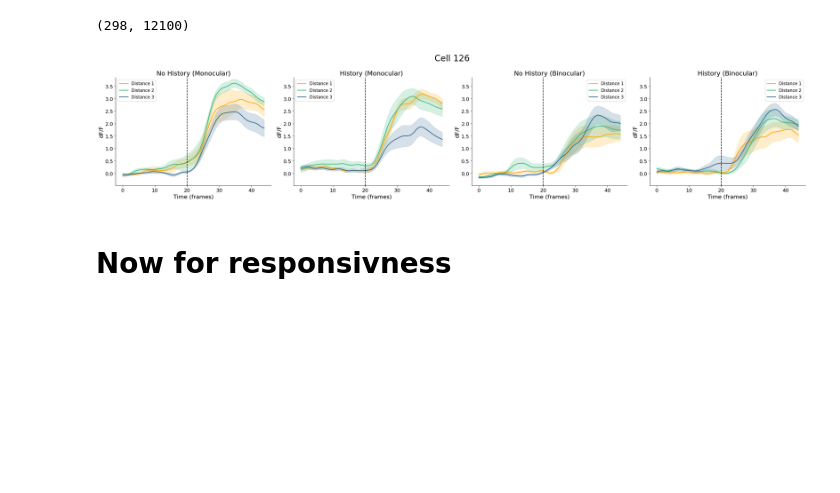
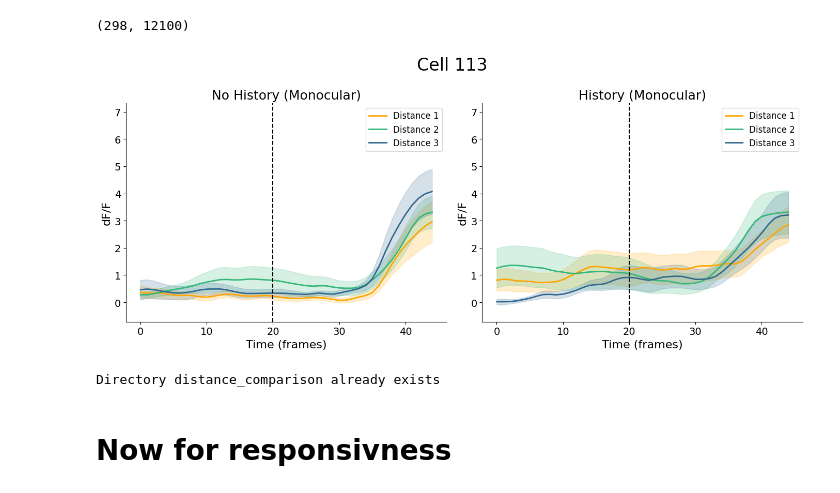
Before and after one commit to s-acosta/distance-project, a Jupyter notebook: linear-notebooks/analysis-linear-stimulus.ipynb, the cells around one changed output. Saved outputs shown, nothing was run; the diff lists cells and outputs as text; code cells hidden in the pictures; blank space fills up the shorter version.

```diff
--- a/linear-notebooks/analysis-linear-stimulus.ipynb
+++ b/linear-notebooks/analysis-linear-stimulus.ipynb
@@ -290,3 +329,3 @@ def plot_cell_stimulus_response(cell, fig_path=None, n_repeats=10):
 # %%
-fig = plot_cell_stimulus_response(cell=np.where(D.suite2p_id == 126)[0][0], n_repeats=[20,30])
+fig = plot_cell_stimulus_response(cell=np.where(D.suite2p_id == 113)[0][0], n_repeats=[30,40])
 # %% [output]
@@ -457,7 +509,7 @@ def plot_history_distance_comparison(cell):
     plt.tight_layout()
     return fig
 # %%
-def plot_distance_comparison(cell):
+def plot_distance_comparison(cell, conditions=None):
     """
     Plot the mean traces for different distances with and without history for a given cell.
 
@@ -476,18 +528,24 @@ def plot_distance_comparison(cell):
     num_conditions = 4  # monocular/binocular x history/no-history
     num_repeats = len(trial_sequence) // num_distances // num_conditions
 
-    # Create figure with four subplots in a row
-    fig = plt.figure(figsize=(28, 6))
+    # Define conditions for each subplot
+    if conditions is None:
+        conditions = [
+            {'history': False, 'monocular': True, 'title': 'No History (Monocular)'},
+            {'history': True, 'monocular': True, 'title': 'History (Monocular)'},
+            {'history': False, 'monocular': False, 'title': 'No History (Binocular)'},
+            {'history': True, 'monocular': False, 'title': 'History (Binocular)'}
+    ]
 
-    # Create GridSpec to control subplot sizes
-    gs = fig.add_gridspec(1, 4, width_ratios=[1, 1, 1, 1])
-    # Create axes with equal width ratios
-    ax1 = fig.add_subplot(gs[0])  # First subplot
-    ax2 = fig.add_subplot(gs[1])  # Second subplot
-    ax3 = fig.add_subplot(gs[2])  # Third subplot
-    ax4 = fig.add_subplot(gs[3])  # Fourth subplot
+    # Create figure with a number of subplots based on the number of conditions
+    num_conditions = len(conditions)
+    fig = plt.figure(figsize=(len(conditions)*7, 6))
 
-    axs = [ax1, ax2, ax3, ax4]
+    # Create GridSpec to control subplot sizes based on conditions
+    gs = fig.add_gridspec(1, num_conditions)  # 1 row for all conditions
+
+    # Create axes for each condition
+    axs = [fig.add_subplot(gs[0, i]) for i in range(num_conditions)]
 
     plt.suptitle(f'Cell {D.suite2p_id[cell]}', fontsize=24)
 
@@ -499,13 +557,6 @@ def plot_distance_comparison(cell):
     vmin = np.percentile(D.dFF[cell], 1)
     vmax = np.percentile(D.dFF[cell], 99)
 
-    # Define conditions for each subplot
-    conditions = [
-        {'history': False, 'monocular': True, 'title': 'No History (Monocular)'},
-        {'history': True, 'monocular': True, 'title': 'History (Monocular)'},
-        {'history': False, 'monocular': False, 'title': 'No History (Binocular)'},
-        {'history': True, 'monocular': False, 'title': 'History (Binocular)'}
-    ]
 
     for ax, condition in zip(axs, conditions):
         # Plot each distance
@@ -538,22 +589,27 @@ def plot_distance_comparison(cell):
     plt.tight_layout()
     return fig
 # %%
-# example of distance comparison
-fig = plot_distance_comparison(np.where(D.suite2p_id == 126)[0][0])
+# # example of distance comparison
+conditions = [
+            {'history': False, 'monocular': True, 'title': 'No History (Monocular)'},
+            {'history': True, 'monocular': True, 'title': 'History (Monocular)'}]
+fig = plot_distance_comparison(np.where(D.suite2p_id == 113)[0][0], conditions=conditions)
 # %% [output]
-[figure, old version]
+[figure, new version]
 # %%
 # Create output directory if it doesn't exist
 fig_path = create_new_result_dir(results_path, r'distance_comparison')
 
 # Plot distance comparison for all cells
-for cell in range(D.dFF.shape[0]):
-    fig = plot_distance_comparison(cell)
+for cell in responsive_cells:
+    fig = plot_distance_comparison(cell, conditions=conditions)
 
     # Save figure
     filename = f'{fig_path}/cell_{D.suite2p_id[cell]}_distance_comparison.png'
     fig.savefig(filename)
     plt.close(fig)  # Close figure to free memory
+# %% [output]
+Directory distance_comparison already exists
 # %% [markdown]
 # Now for responsivness
 # %%
```
Also changed, not shown: parts of 20 cells of this notebook, 3 other files.
